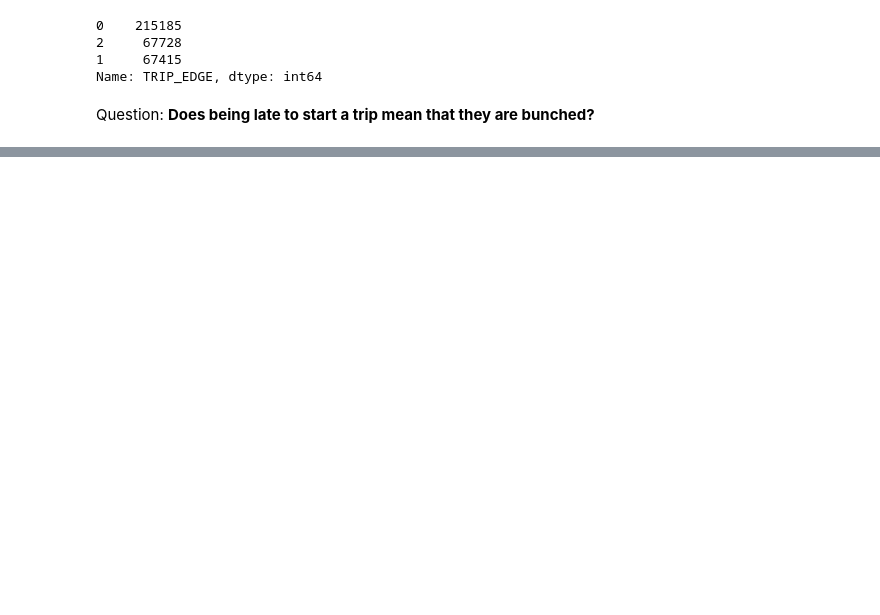
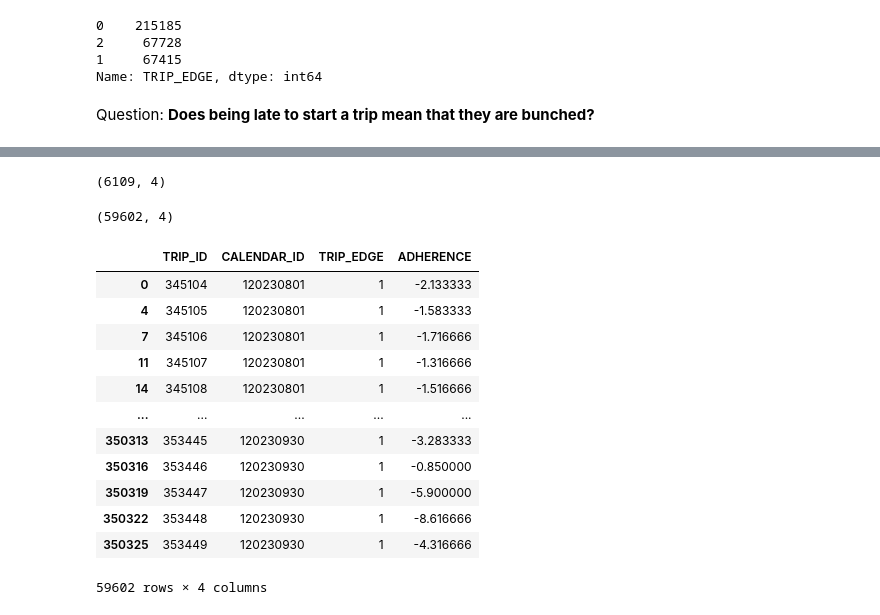
Before and after one commit to kudzuweb/wego-byte-crawlers_wego, a Jupyter notebook: notebooks/KD_wego_question_1.ipynb, the cells around one changed output, grey strips where cells are left out. Cells and saved outputs as stored; diff of their text form; code cells hidden in the pictures; blank space fills up the shorter version.

```diff
--- a/notebooks/KD_wego_question_1.ipynb
+++ b/notebooks/KD_wego_question_1.ipynb
@@ -76,0 +66,27 @@ trip_adherence
+# %%
+#The number of trips that started on time or early.
+trip_adherence[(trip_adherence['TRIP_EDGE'] == 1) & (trip_adherence['ADHERENCE'] >= 0)].shape
+# %% [output]
+(6109, 4)
+# %%
+#The number of trips that started late
+trip_adherence[(trip_adherence['TRIP_EDGE'] == 1) & (trip_adherence['ADHERENCE'] < 0)].shape
+# %% [output]
+(59602, 4)
+# %%
+#The actual trips where the trip began late
+trip_adherence[(trip_adherence['TRIP_EDGE'] == 1) & (trip_adherence['ADHERENCE'] < 0)]
+# %% [output]
+|  | TRIP_ID | CALENDAR_ID | TRIP_EDGE | ADHERENCE |
+| 0 | 345104 | 120230801 | 1 | -2.133333 |
+| 4 | 345105 | 120230801 | 1 | -1.583333 |
+| 7 | 345106 | 120230801 | 1 | -1.716666 |
+| 11 | 345107 | 120230801 | 1 | -1.316666 |
+| 14 | 345108 | 120230801 | 1 | -1.516666 |
+| ... | ... | ... | ... | ... |
+| 350313 | 353445 | 120230930 | 1 | -3.283333 |
+| 350316 | 353446 | 120230930 | 1 | -0.850000 |
+| 350319 | 353447 | 120230930 | 1 | -5.900000 |
+| 350322 | 353448 | 120230930 | 1 | -8.616666 |
+| 350325 | 353449 | 120230930 | 1 | -4.316666 |
+59602 rows × 4 columns
```
Also changed, not shown: parts of 39 cells of this notebook.
